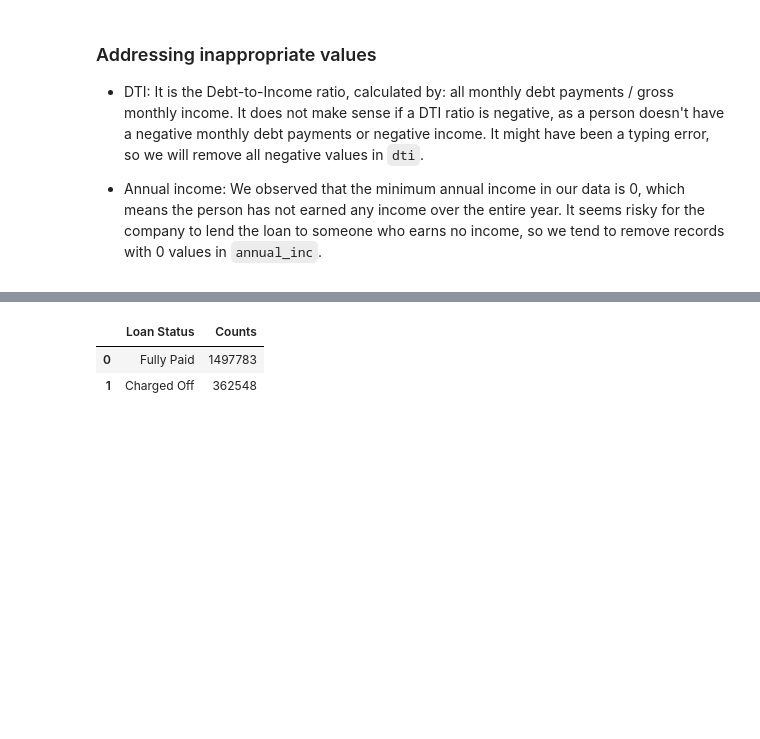
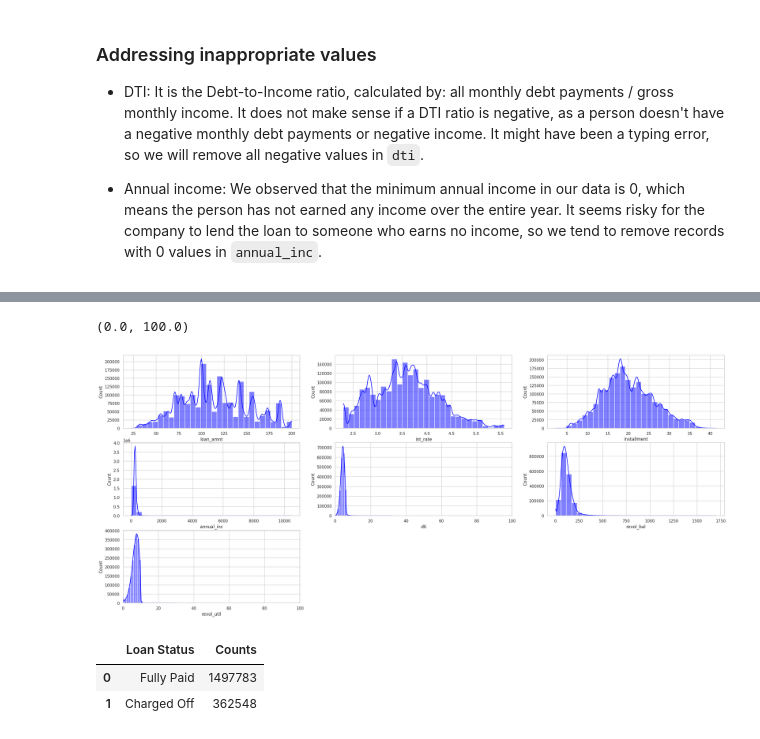
Before and after one commit to noahnguyen2004/Loan-Default-Prediction, a Jupyter notebook: loan_lending.ipynb, the cells around one changed output, grey strips where cells are left out. Cells and saved outputs as stored; diff of their text form; code cells hidden in the pictures; blank space fills up the shorter version.

```diff
--- a/loan_lending.ipynb
+++ b/loan_lending.ipynb
@@ -435,3 +600,33 @@ def normalize_features(data):
+# %%
+plt.figure(figsize=(30, 30))  # Adjust the figure size as needed
+sns.set(style="whitegrid")
+
+plt.subplot(7, 3, 1)
+sns.histplot(x='loan_amnt', data=df, bins=30, kde=True, color='blue')
+
+plt.subplot(7, 3, 2)
+sns.histplot(x='int_rate', data=df, bins=30, kde=True, color='blue')
+
+plt.subplot(7, 3, 3)
+sns.histplot(x='installment', data=df , bins=30, kde=True, color='blue')
+
+plt.subplot(7, 3, 4)
+sns.histplot(x='annual_inc', data=df, bins=30, kde=True, color='blue')
+
+plt.subplot(7, 3, 5)
+sns.histplot(x='dti', data=df, bins=30, kde=True, color='blue')
+plt.xlim(0, 100)
+
+
+plt.subplot(7, 3, 6)
+sns.histplot(x='revol_bal', data=df, bins=30, kde=True, color='blue')
+
+plt.subplot(7, 3, 7)
+sns.histplot(x='revol_util', data=df, bins=30, kde=True, color='blue')
+plt.xlim(0, 100)
+# %% [output]
+(0.0, 100.0)
+[figure, added]
 # %%
 loan_status_counts = df['loan_status'].value_counts()
 
```
Also changed, not shown: parts of 17 cells of this notebook.
